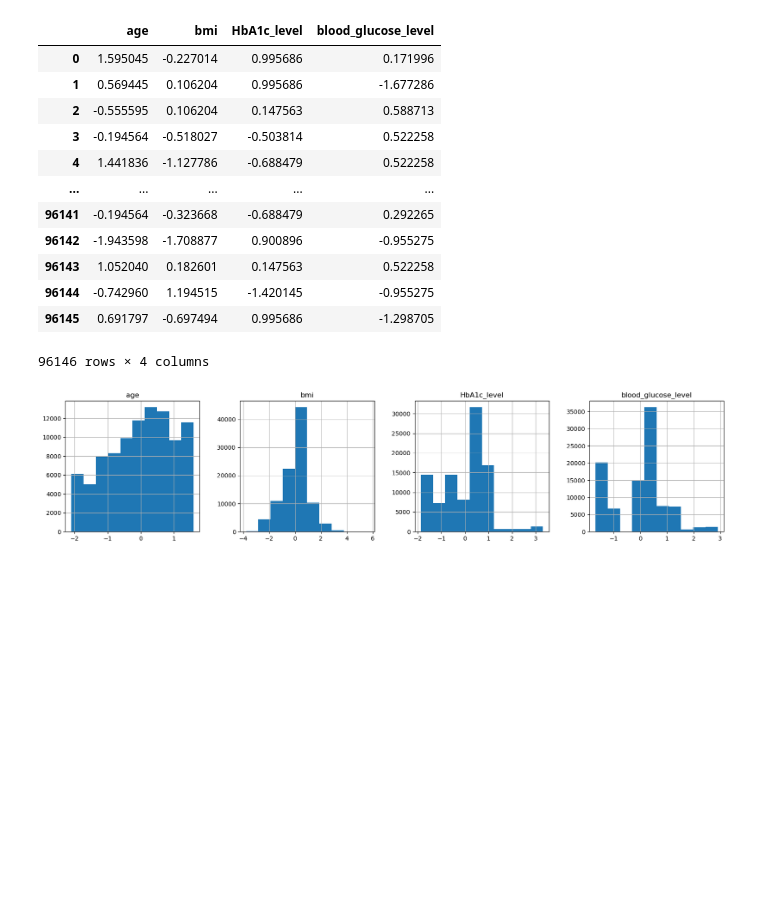
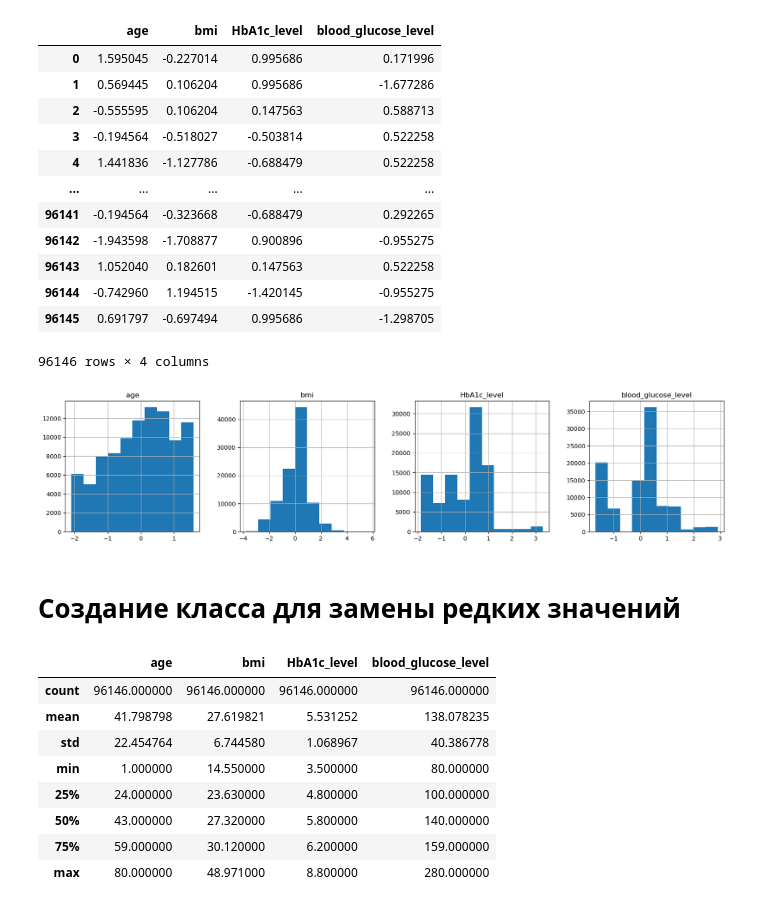
Before and after one commit to synrocka/Diabetes-Prediction, a Jupyter notebook: main.ipynb, the cells around one changed output. Drawn from its saved outputs; the diff is of its cells as text; code cells hidden in the pictures; blank space fills up the shorter version.

Commit message:
Edit main.ipynb, add QuantileReplacer class.

```diff
--- a/main.ipynb
+++ b/main.ipynb
@@ -225,3 +225,49 @@ df_power
 df_power.hist(figsize = (20,4), layout= (1,4));
 # %% [output]
 [figure]
+# %% [markdown]
+# Создание класса для замены редких значений
+# %%
+class QuantileReplacer(BaseEstimator, TransformerMixin):
+    def __init__(self, threshold=0.05):
+        self.threshold = threshold
+        self.quantiles = {}
+
+    def fit(self, X, y=None):
+        for col in X.select_dtypes(include='number'):
+            low_quantile = X[col].quantile(self.threshold)
+            high_quantile = X[col].quantile(1 - self.threshold)
+            self.quantiles[col] = (low_quantile, high_quantile)
+        return self
+
+    def transform(self, X):
+        X_copy = X.copy()
+        for col in X.select_dtypes(include='number'):
+            low_quantile, high_quantile = self.quantiles[col]
+            rare_mask = ((X[col] < low_quantile) | (X[col] > high_quantile))
+            if rare_mask.any():
+                rare_values = X_copy.loc[rare_mask, col]
+                replace_value = np.mean([low_quantile, high_quantile])
+                if rare_values.mean() > replace_value:
+                    X_copy.loc[rare_mask, col] = high_quantile
+                else:
+                    X_copy.loc[rare_mask, col] = low_quantile
+        return X_copy
+# %%
+qr = QuantileReplacer(threshold=0.01, )
+
+qr.fit(df[num_columns])
+
+df_num_rare = qr.transform(df[num_columns])
+# %%
+df_num_rare.describe()
+# %% [output]
+|  | age | bmi | HbA1c_level | blood_glucose_level |
+| count | 96146.000000 | 96146.000000 | 96146.000000 | 96146.000000 |
+| mean | 41.798798 | 27.619821 | 5.531252 | 138.078235 |
+| std | 22.454764 | 6.744580 | 1.068967 | 40.386778 |
+| min | 1.000000 | 14.550000 | 3.500000 | 80.000000 |
+| 25% | 24.000000 | 23.630000 | 4.800000 | 100.000000 |
+| 50% | 43.000000 | 27.320000 | 5.800000 | 140.000000 |
+| 75% | 59.000000 | 30.120000 | 6.200000 | 159.000000 |
+| max | 80.000000 | 48.971000 | 8.800000 | 280.000000 |
```
Also changed, not shown: parts of 1 cell of this notebook.
